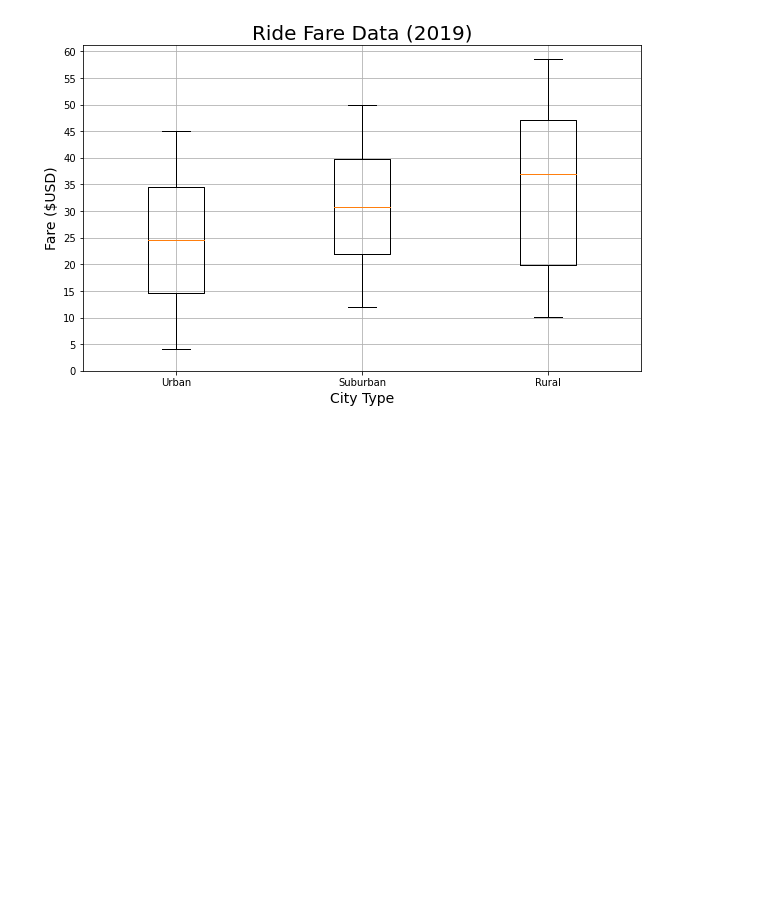
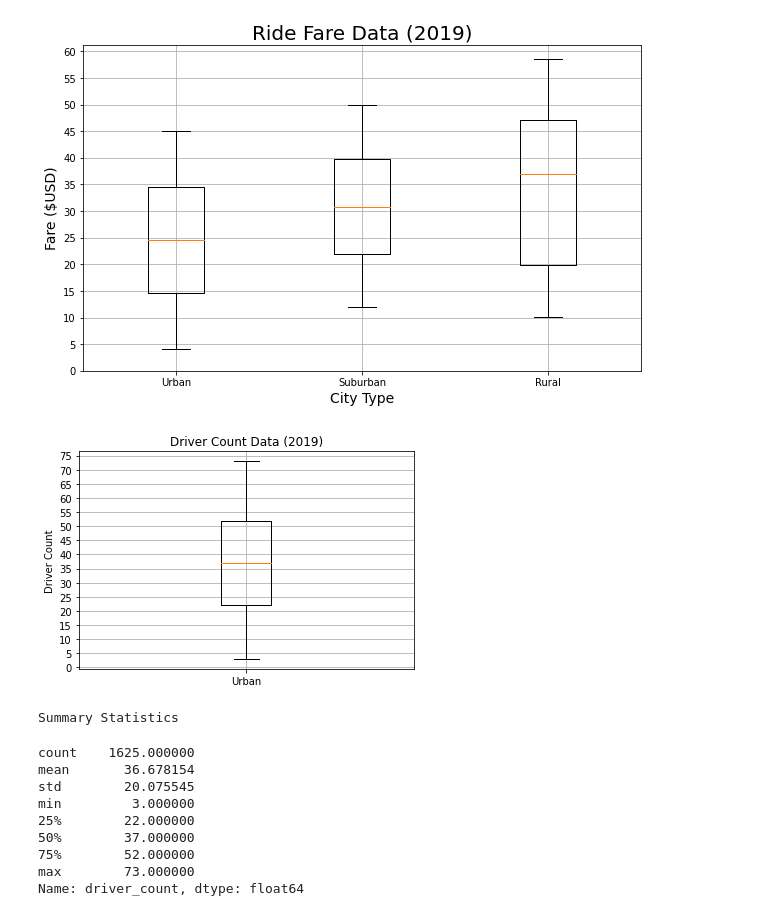
Before and after one commit to BLTerrell/PyBer_Analysis, a Jupyter notebook: PyBer.ipynb, the cells around one changed output. Saved outputs shown, nothing was run; the diff lists cells and outputs as text; code cells hidden in the pictures; blank space fills up the shorter version.

```diff
--- a/PyBer.ipynb
+++ b/PyBer.ipynb
@@ -878,3 +878,29 @@ plt.savefig("analysis/Fig3.png")
 plt.show()
 # %% [output]
 [figure]
+# %%
+# Box-and-whisker plot for driver count data
+x_labels = ["Urban"]
+
+fig,ax = plt.subplots() # figsize will go in here
+ax.boxplot(urban_drivers, labels=x_labels)
+ax.set_title("Driver Count Data (2019)") #fontsize=20
+ax.set_ylabel("Driver Count") #fontsize=14
+#ax.set_xlabel("City Type", fontsize=14)
+ax.set_yticks(np.arange(0,76,5))
+ax.grid()
+plt.show()
+print("Summary Statistics")
+urban_drivers.describe()
+# %% [output]
+[figure, added]
+Summary Statistics
+count    1625.000000
+mean       36.678154
+std        20.075545
+min         3.000000
+25%        22.000000
+50%        37.000000
+75%        52.000000
+max        73.000000
+Name: driver_count, dtype: float64
```
Also changed, not shown: parts of 11 cells of this notebook, 1 other file.
